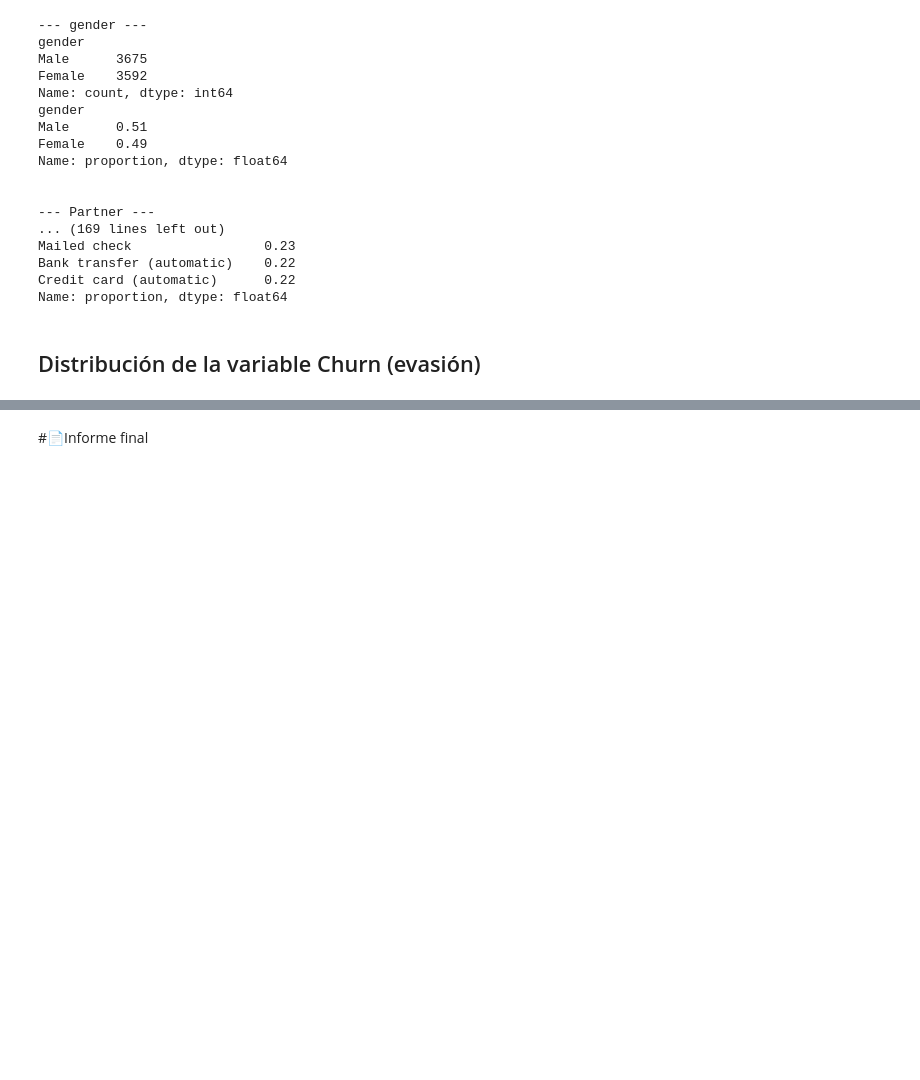
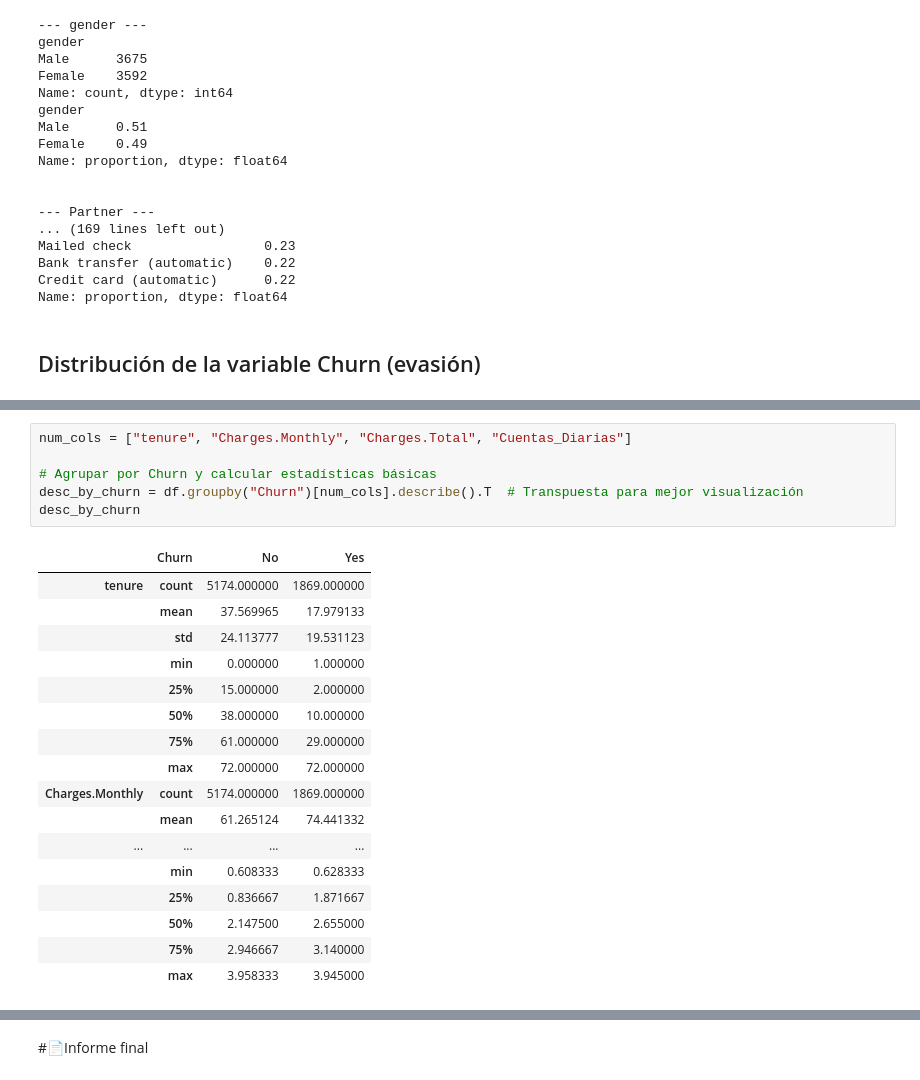
Before and after one commit to mateo16dev/Challenge-Telecom-X---Alura, a Jupyter notebook: Archivos Analisis/TelecomX_LATAM.ipynb, the cells around one changed output, grey strips where cells are left out. Drawn from its saved outputs; the diff is of its cells as text; blank space fills up the shorter version.

```diff
--- a/Archivos Analisis/TelecomX_LATAM.ipynb
+++ b/Archivos Analisis/TelecomX_LATAM.ipynb
@@ -343,0 +394,24 @@ Passing `palette` without assigning `hue` is deprecated and will be removed in v
+# %%
+num_cols = ["tenure", "Charges.Monthly", "Charges.Total", "Cuentas_Diarias"]
+
+# Agrupar por Churn y calcular estadísticas básicas
+desc_by_churn = df.groupby("Churn")[num_cols].describe().T  # Transpuesta para mejor visualización
+desc_by_churn
+# %% [output]
+|  | Churn | No | Yes |
+| tenure | count | 5174.000000 | 1869.000000 |
+|  | mean | 37.569965 | 17.979133 |
+|  | std | 24.113777 | 19.531123 |
+|  | min | 0.000000 | 1.000000 |
+|  | 25% | 15.000000 | 2.000000 |
+|  | 50% | 38.000000 | 10.000000 |
+|  | 75% | 61.000000 | 29.000000 |
+|  | max | 72.000000 | 72.000000 |
+| Charges.Monthly | count | 5174.000000 | 1869.000000 |
+|  | mean | 61.265124 | 74.441332 |
+| ... | ... | ... | ... |
+|  | min | 0.608333 | 0.628333 |
+|  | 25% | 0.836667 | 1.871667 |
+|  | 50% | 2.147500 | 2.655000 |
+|  | 75% | 2.946667 | 3.140000 |
+|  | max | 3.958333 | 3.945000 |
```
Also changed, not shown: parts of 20 cells of this notebook.
